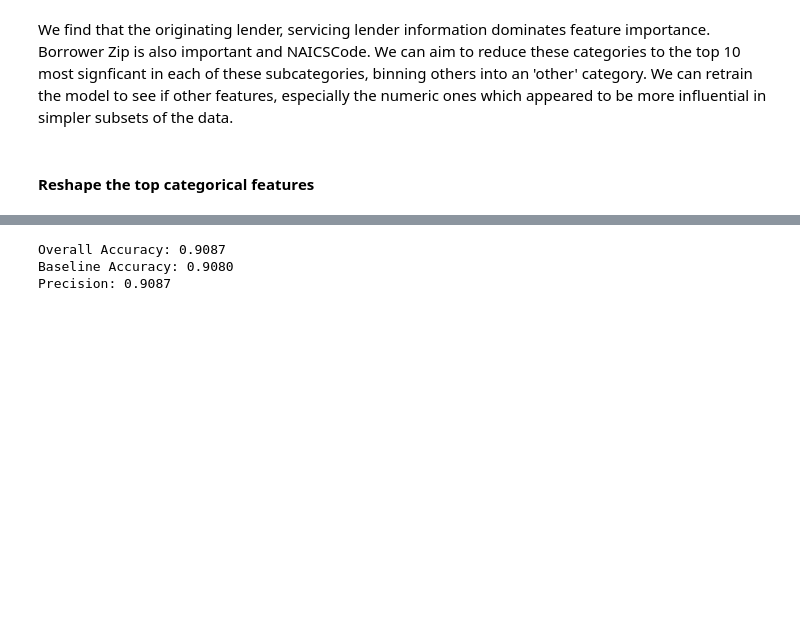
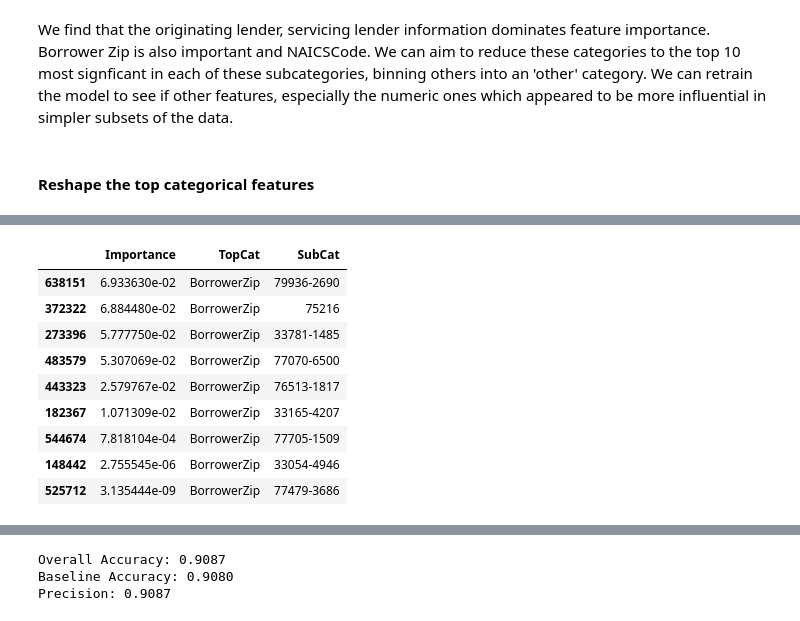
Before and after one commit to sheisroot/PPP-loan-repayment, a Jupyter notebook: code/10_LoanStatus_model_.ipynb, the cells around one changed output, grey strips where cells are left out. Drawn from its saved outputs; the diff is of its cells as text; code cells hidden in the pictures; blank space fills up the shorter version.

```diff
--- a/code/10_LoanStatus_model_.ipynb
+++ b/code/10_LoanStatus_model_.ipynb
@@ -217,0 +252,16 @@ top_features['Feature']
+# %%
+# BorrowerZip top 10
+top_borr_zip = extraction_df[extraction_df['TopCat'] == 'BorrowerZip'].sort_values(by='Importance', ascending=False).iloc[:10,:]
+
+top_borr_zip
+# %% [output]
+|  | Importance | TopCat | SubCat |
+| 638151 | 6.933630e-02 | BorrowerZip | 79936-2690 |
+| 372322 | 6.884480e-02 | BorrowerZip | 75216 |
+| 273396 | 5.777750e-02 | BorrowerZip | 33781-1485 |
+| 483579 | 5.307069e-02 | BorrowerZip | 77070-6500 |
+| 443323 | 2.579767e-02 | BorrowerZip | 76513-1817 |
+| 182367 | 1.071309e-02 | BorrowerZip | 33165-4207 |
+| 544674 | 7.818104e-04 | BorrowerZip | 77705-1509 |
+| 148442 | 2.755545e-06 | BorrowerZip | 33054-4946 |
+| 525712 | 3.135444e-09 | BorrowerZip | 77479-3686 |
```
Also changed, not shown: parts of 11 cells of this notebook, 1 other file.
